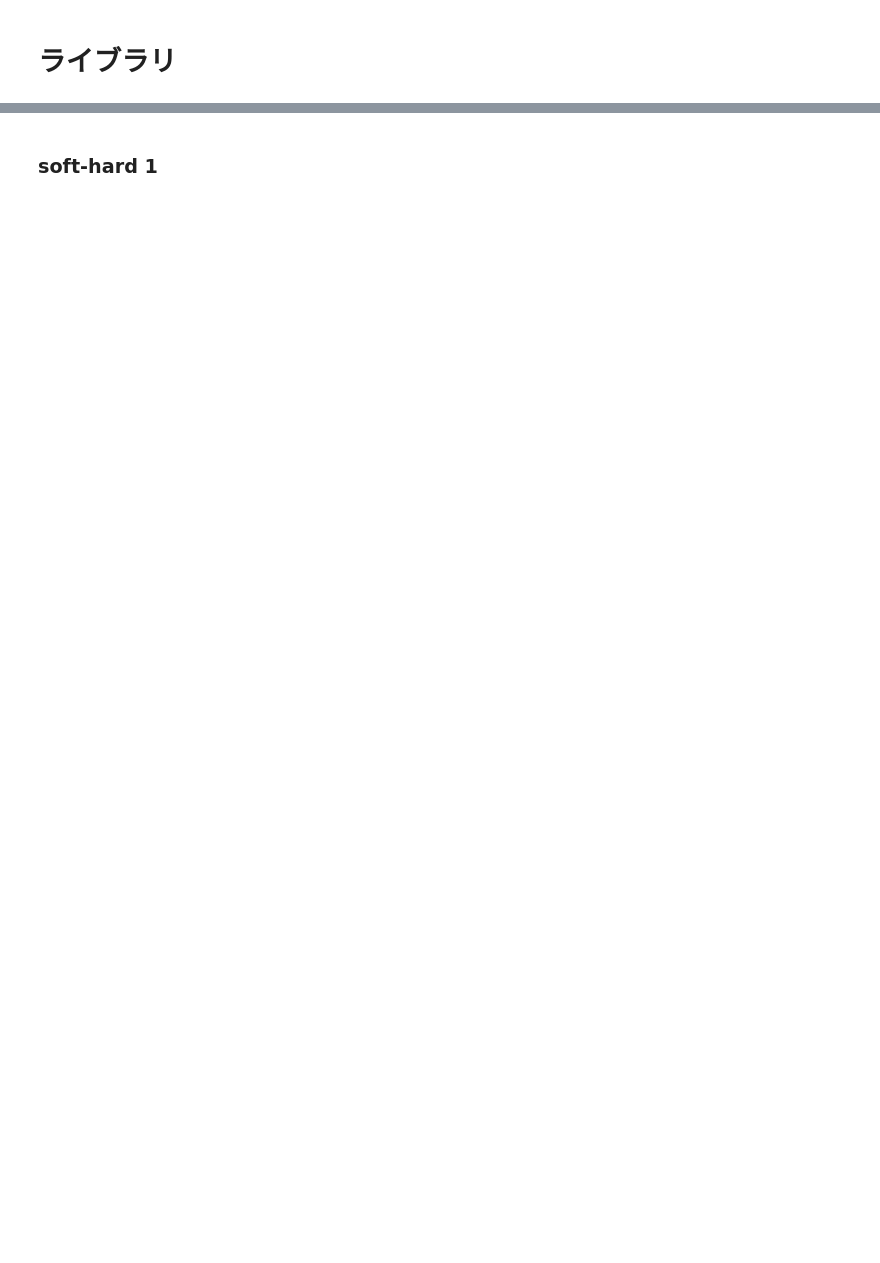
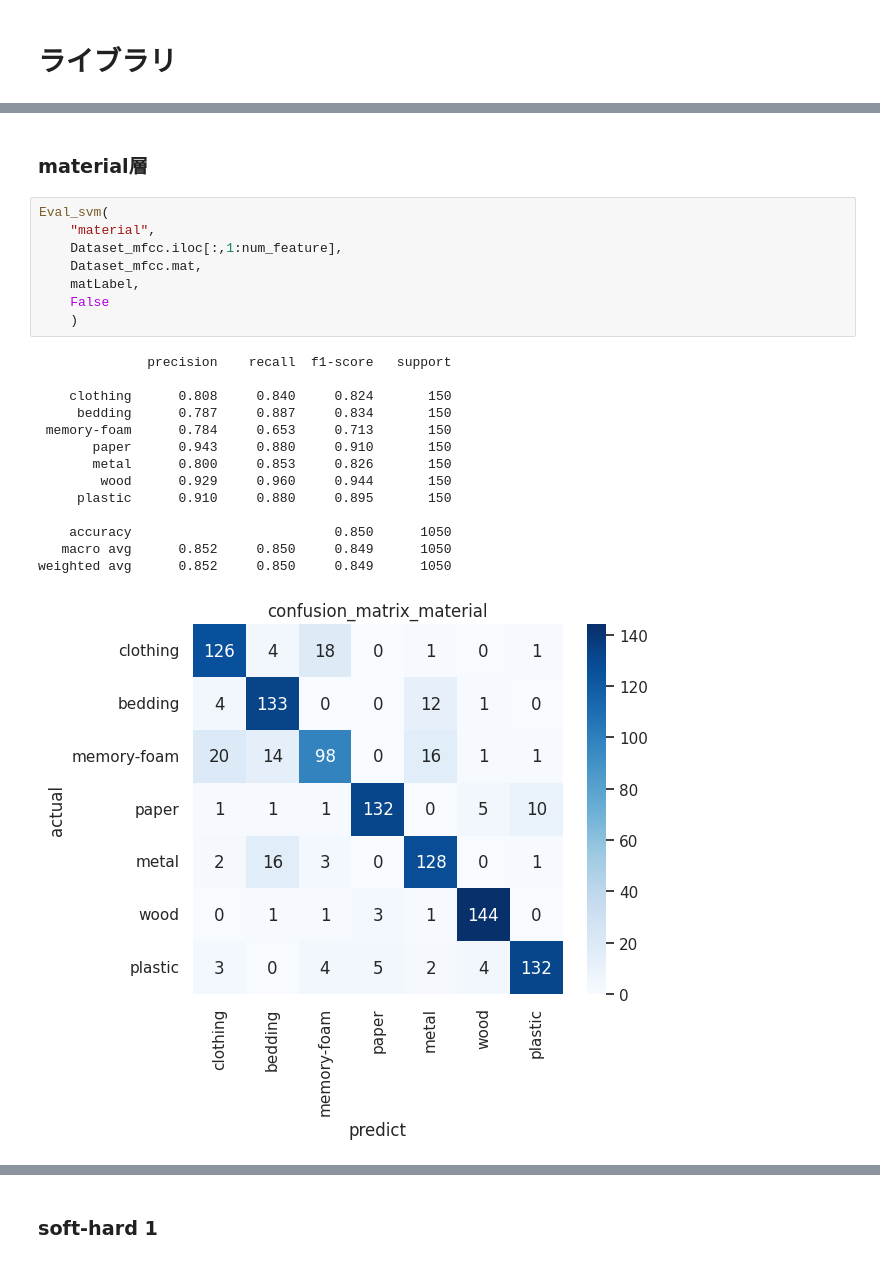
Before and after one commit to nish247/CNN_contact-obj, a Jupyter notebook: main.ipynb, the cells around one changed output, grey strips where cells are left out. Saved outputs shown, nothing was run; the diff lists cells and outputs as text; blank space fills up the shorter version.

```diff
--- a/main.ipynb
+++ b/main.ipynb
@@ -1587,0 +582,25 @@ Error:
+# %% [markdown]
+### material層
+# %%
+Eval_svm(
+    "material",
+    Dataset_mfcc.iloc[:,1:num_feature],
+    Dataset_mfcc.mat,
+    matLabel,
+    False
+    )
+# %% [output]
+              precision    recall  f1-score   support
+
+    clothing      0.808     0.840     0.824       150
+     bedding      0.787     0.887     0.834       150
+ memory-foam      0.784     0.653     0.713       150
+       paper      0.943     0.880     0.910       150
+       metal      0.800     0.853     0.826       150
+        wood      0.929     0.960     0.944       150
+     plastic      0.910     0.880     0.895       150
+
+    accuracy                          0.850      1050
+   macro avg      0.852     0.850     0.849      1050
+weighted avg      0.852     0.850     0.849      1050
+[figure, added]
```
Also changed, not shown: parts of 145 cells of this notebook, 4 other files.
